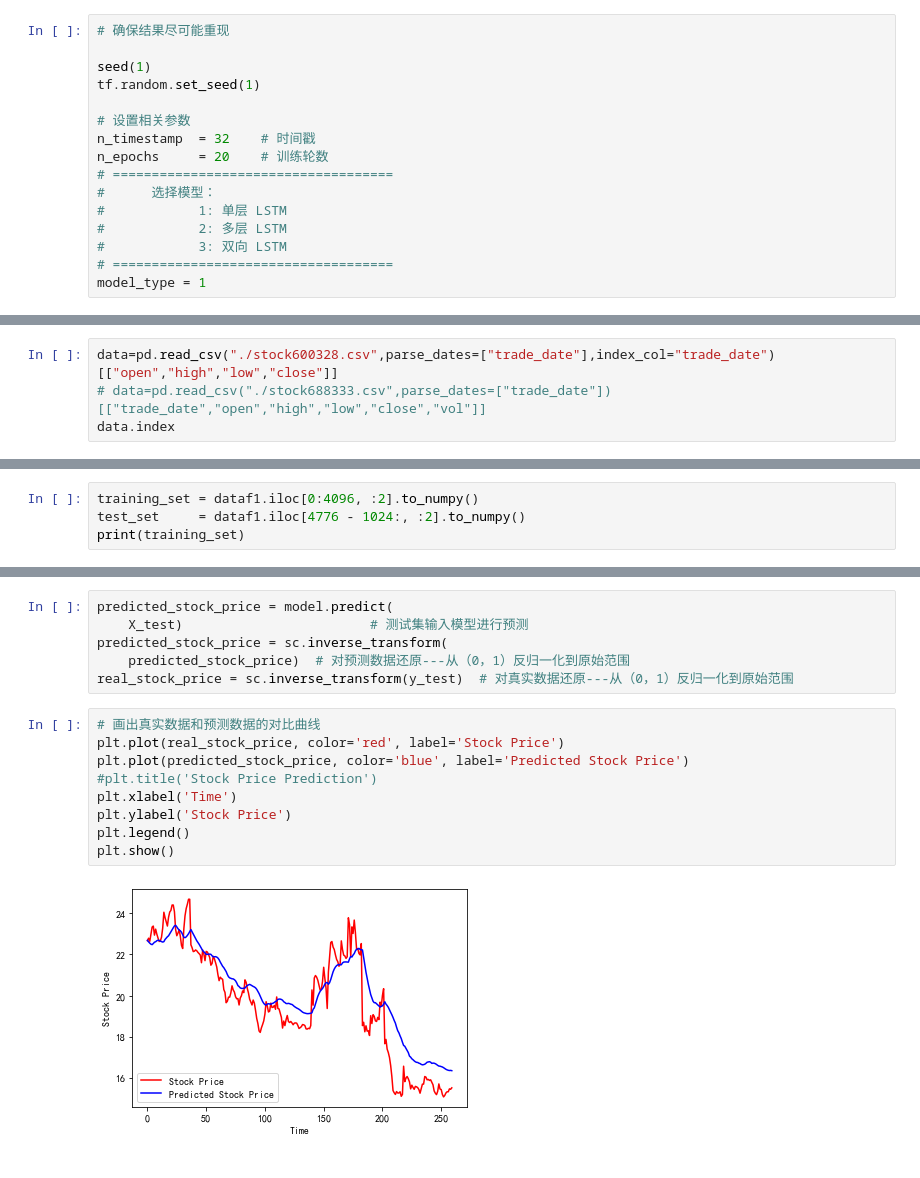
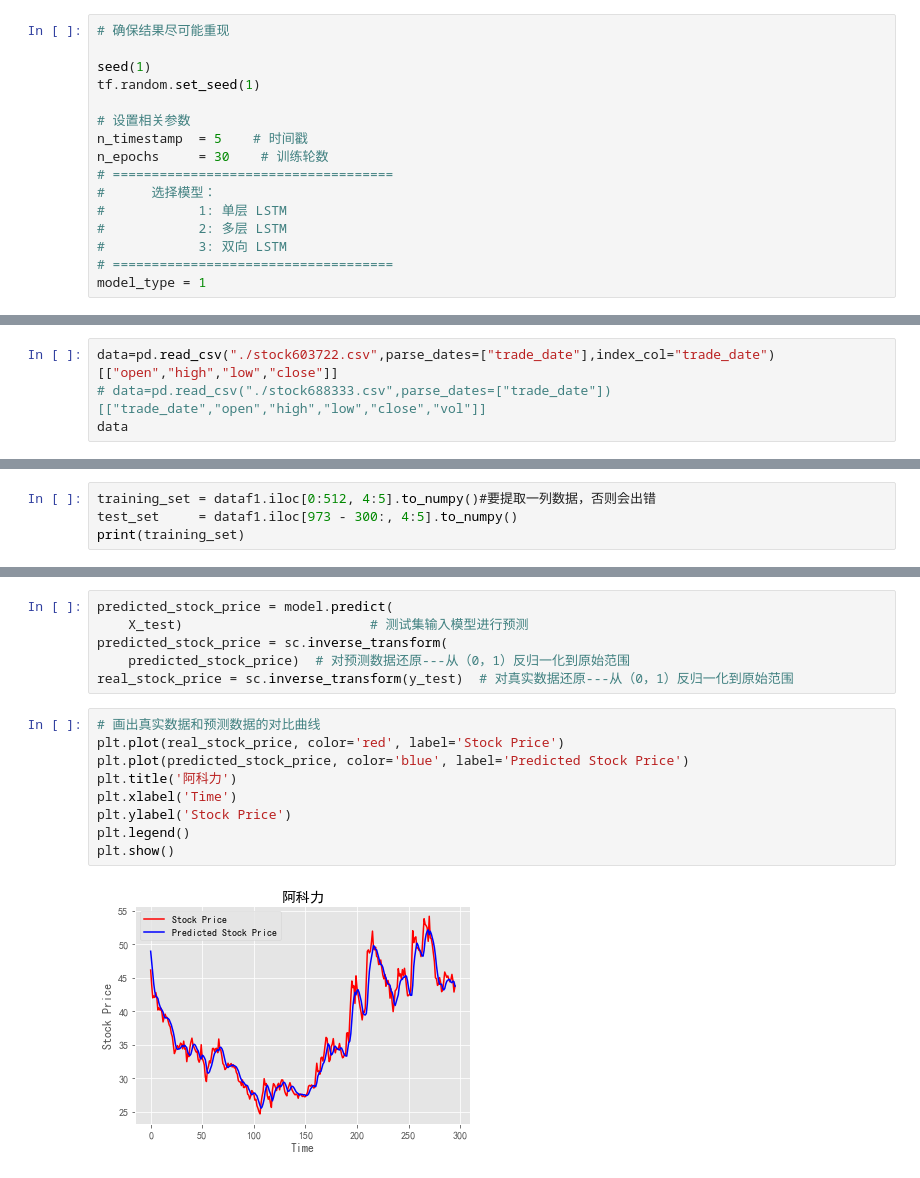
Before and after one commit to besttea/BestteaPythonWork, a Jupyter notebook: stocktest/stocktest.ipynb, the cells around one changed output, grey strips where cells are left out. Drawn from its saved outputs; the diff is of its cells as text.

```diff
--- a/stocktest/stocktest.ipynb
+++ b/stocktest/stocktest.ipynb
@@ -22,8 +22,8 @@ seed(1)
 tf.random.set_seed(1)
 
 # 设置相关参数
-n_timestamp  = 32    # 时间戳
-n_epochs     = 20    # 训练轮数
+n_timestamp  = 5    # 时间戳
+n_epochs     = 30    # 训练轮数
 # ====================================
 #      选择模型：
 #            1: 单层 LSTM
@@ -85,5 +85,5 @@ data.to_csv("stock600328.csv")
 # %%
-data=pd.read_csv("./stock600328.csv",parse_dates=["trade_date"],index_col="trade_date")[["open","high","low","close"]]
+data=pd.read_csv("./stock603722.csv",parse_dates=["trade_date"],index_col="trade_date")[["open","high","low","close"]]
 # data=pd.read_csv("./stock688333.csv",parse_dates=["trade_date"])[["trade_date","open","high","low","close","vol"]]
-data.index
+data
 # %% [output]
@@ -354,5 +369,5 @@ dataf1.set_index("date")
 # %%
-training_set = dataf1.iloc[0:4096, :2].to_numpy()
-test_set     = dataf1.iloc[4776 - 1024:, :2].to_numpy()
+training_set = dataf1.iloc[0:512, 4:5].to_numpy()#要提取一列数据，否则会出错
+test_set     = dataf1.iloc[973 - 300:, 4:5].to_numpy()
 print(training_set)
 # %% [output]
@@ -510,14 +499,14 @@ real_stock_price = sc.inverse_transform(y_test)  # 对真实数据还原---从
 # %%
 # 画出真实数据和预测数据的对比曲线
 plt.plot(real_stock_price, color='red', label='Stock Price')
 plt.plot(predicted_stock_price, color='blue', label='Predicted Stock Price')
-#plt.title('Stock Price Prediction')
+plt.title('阿科力')
 plt.xlabel('Time')
 plt.ylabel('Stock Price')
 plt.legend()
 plt.show()
 # %% [output]
-[figure, old version]
+[figure, new version]
 # %%
 MSE = metrics.mean_squared_error(predicted_stock_price, real_stock_price)
 RMSE = metrics.mean_squared_error(predicted_stock_price, real_stock_price)**0.5
```
Also changed, not shown: parts of 16 cells of this notebook, 1 other file.
